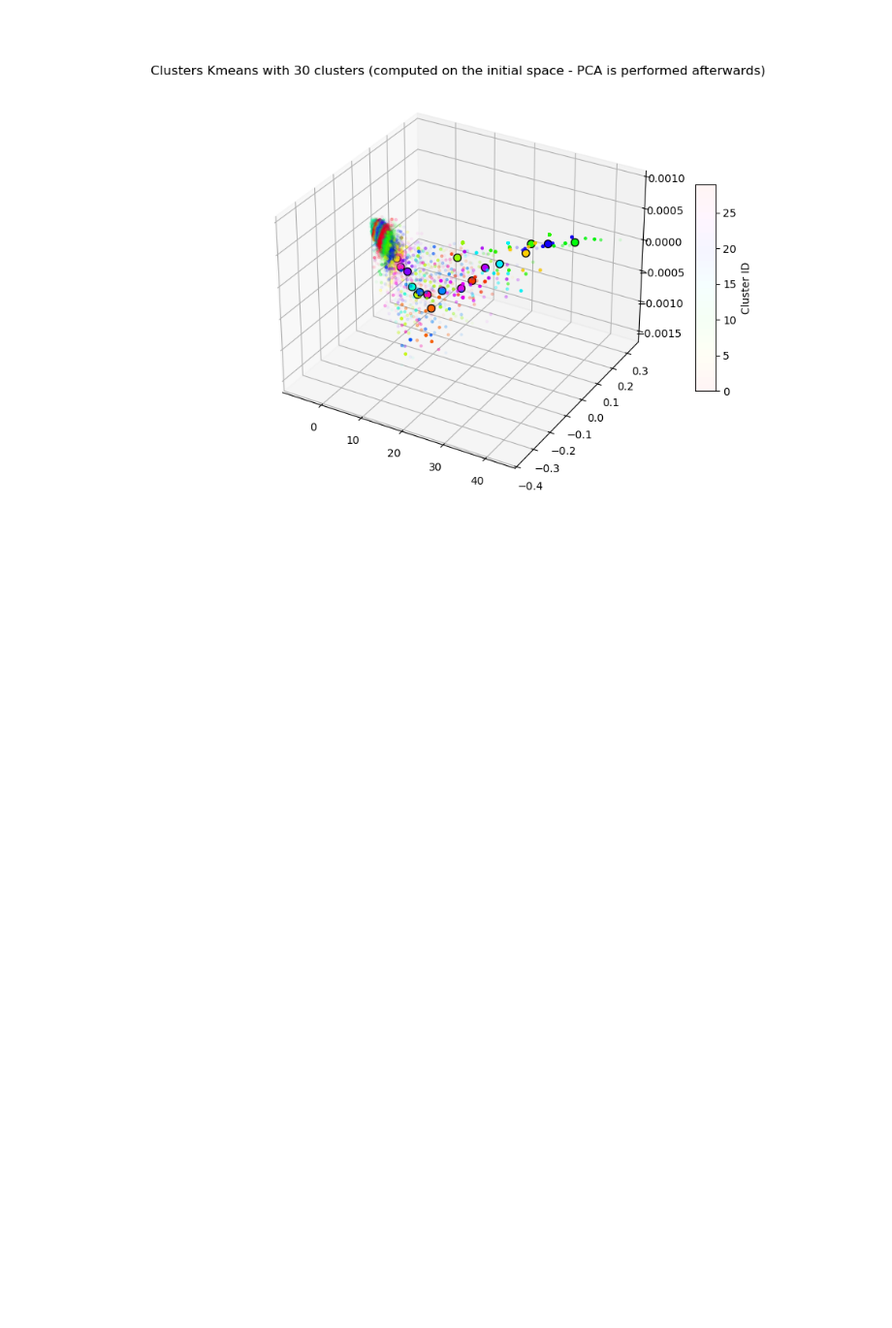
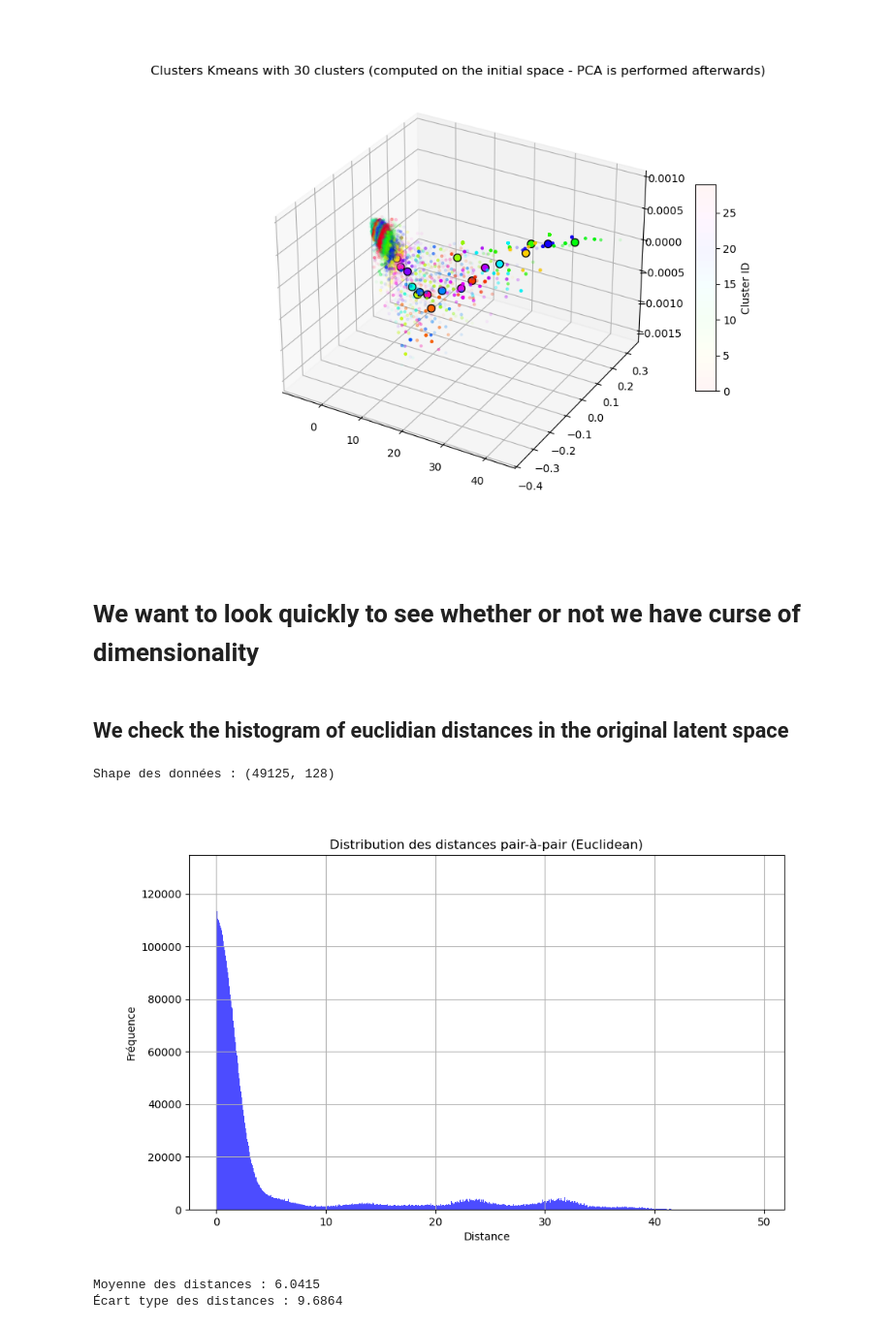
Before and after one commit to lucasmurray97/graph_scenarios, a Jupyter notebook: src/Clustering.ipynb, the cells around one changed output. Shown at 97% size. Cells and saved outputs as stored; diff of their text form; code cells hidden in the pictures; blank space fills up the shorter version.

```diff
--- a/src/Clustering.ipynb
+++ b/src/Clustering.ipynb
@@ -288,3 +288,46 @@ plt.show()
 # %% [output]
 [figure]
 [figure]
+# %% [markdown]
+# We want to look quickly to see whether or not we have curse of dimensionality
+# %% [markdown]
+## We check the histogram of euclidian distances in the original latent space
+# %%
+from scipy.spatial.distance import pdist, squareform
+import numpy as np
+import matplotlib.pyplot as plt
+
+# Étape 1 : Charger les données (128 dimensions)
+# Supposons que `mu_embeddings` est ton tableau de données (N, 128)
+print(f"Shape des données : {mu_embeddings_normalized.shape}")
+
+# Étape 2 : Prendre un échantillon si les données sont trop grandes
+sample_size = 10000  # Limiter à 1000 points pour le calcul des distances
+if mu_embeddings_normalized.shape[0] > sample_size:
+    indices = np.random.choice(mu_embeddings_normalized.shape[0], size=sample_size, replace=False)
+    sampled_data = mu_embeddings_normalized[indices]
+else:
+    sampled_data = mu_embeddings_normalized
+
+# Étape 3 : Calculer toutes les paires de distances (euclidiennes)
+distances = pdist(sampled_data, metric='euclidean')
+
+# Étape 4 : Visualiser la distribution des distances
+plt.figure(figsize=(10, 6))
+plt.hist(distances, bins=8000, color='blue', alpha=0.7)
+plt.title("Distribution des distances pair-à-pair (Euclidean)")
+plt.xlabel("Distance")
+plt.ylabel("Fréquence")
+plt.grid()
+plt.show()
+
+# Étape 5 : Vérifier l'écart type et la moyenne
+mean_distance = np.mean(distances)
+std_distance = np.std(distances)
+print(f"Moyenne des distances : {mean_distance:.4f}")
+print(f"Écart type des distances : {std_distance:.4f}")
+# %% [output]
+Shape des données : (49125, 128)
+[figure, added]
+Moyenne des distances : 6.0415
+Écart type des distances : 9.6864
```
Also changed, not shown: parts of 7 cells of this notebook.
